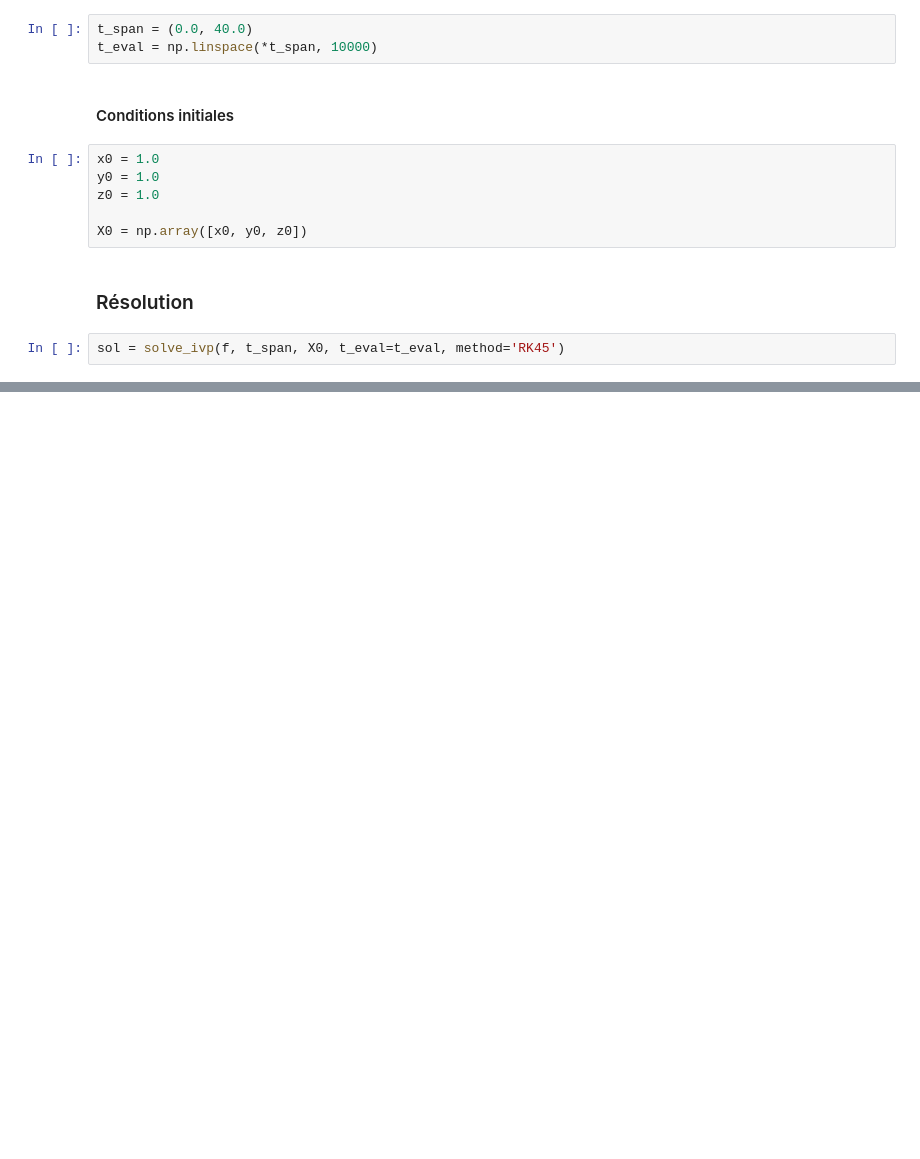
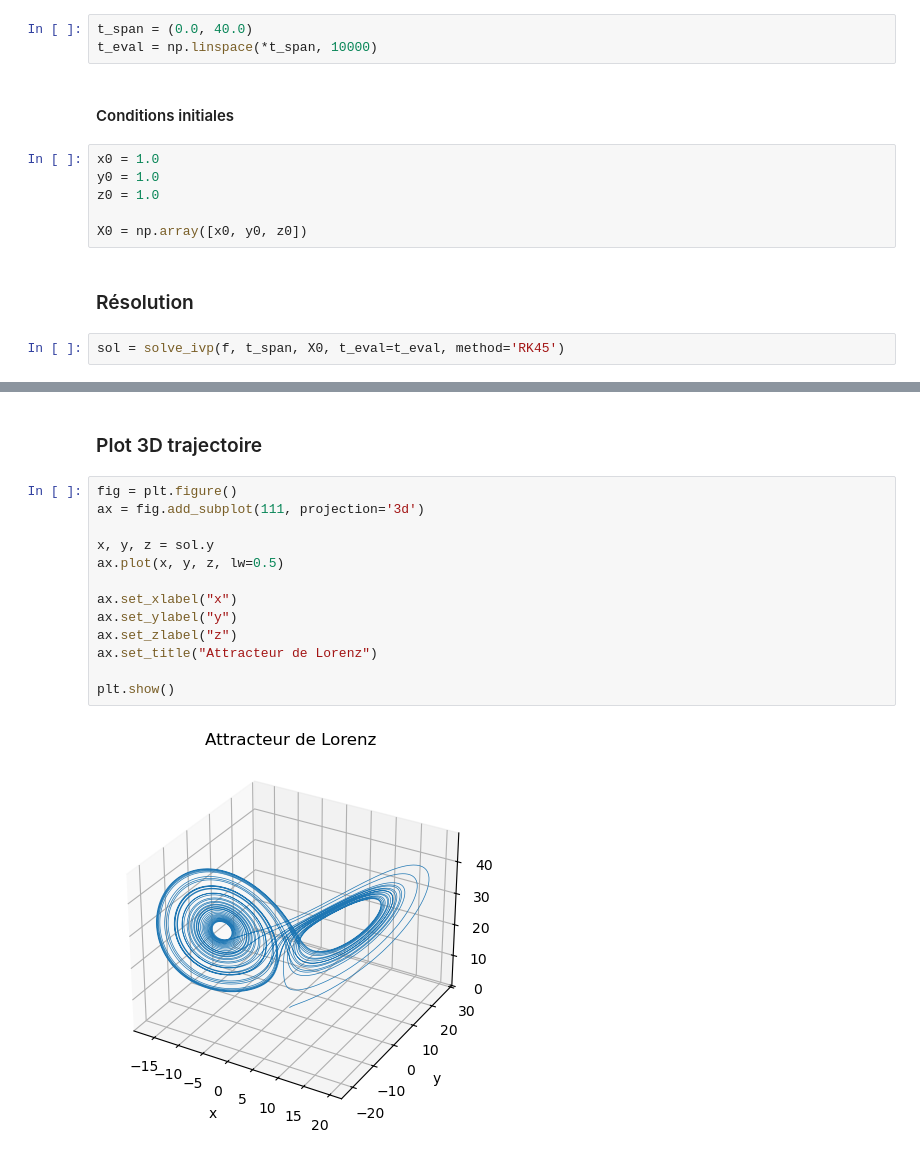
Before and after one commit to diamond-diadem/simulation-chaos-3d, a Jupyter notebook: test.ipynb, the cells around one changed output, grey strips where cells are left out. Drawn from its saved outputs; the diff is of its cells as text; blank space fills up the shorter version.

Commit message:
Add 3D plot

```diff
--- a/test.ipynb
+++ b/test.ipynb
@@ -43,0 +41,17 @@ scipy.integrate._ivp.ivp.OdeResult
+# %% [markdown]
+### Plot 3D trajectoire
+# %%
+fig = plt.figure()
+ax = fig.add_subplot(111, projection='3d')
+
+x, y, z = sol.y
+ax.plot(x, y, z, lw=0.5)
+
+ax.set_xlabel("x")
+ax.set_ylabel("y")
+ax.set_zlabel("z")
+ax.set_title("Attracteur de Lorenz")
+
+plt.show()
+# %% [output]
+[figure, added]
```
Also changed, not shown: parts of 1 cell of this notebook.
